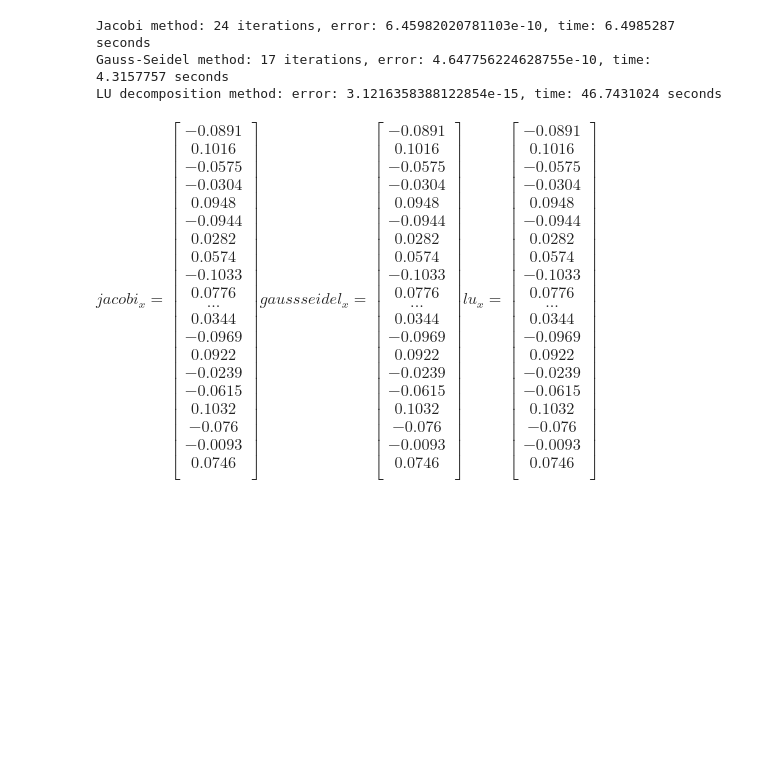
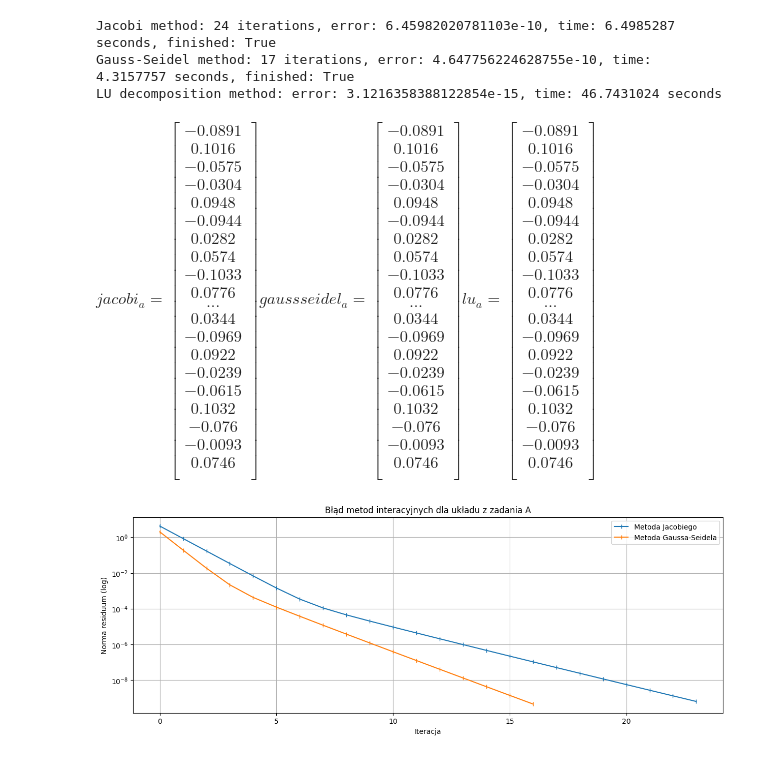
Before and after one commit to Nasus20202/metody-numeryczne, a Jupyter notebook: Project 2/src/main.ipynb, the cells around one changed output. Cells and saved outputs as stored; diff of their text form; code cells hidden in the pictures; blank space fills up the shorter version.

Commit message:
feat: add second matrix equation

```diff
--- a/Project 2/src/main.ipynb
+++ b/Project 2/src/main.ipynb
@@ -11,9 +11,9 @@ e = index_number % 10**3 // 10**2
 f = index_number % 10**4 // 10**3
 
 a1, a2, a3 = 5+e, -1, -1
-A = generate_A_matrix(N, a1, a2, a3)
+A_a = generate_A_matrix(N, a1, a2, a3)
 b = generate_b_vector(N, f)
 print(f"index_number = {index_number}, a1 = {a1}, a2 = {a2}, a3 = {a3}")
-display_matrices([(A, 'A'), (b, 'b')])
+display_matrices([(A_a, 'A_a'), (b, 'b')])
 # %% [output]
 index_number = 193328, a1 = 8, a2 = -1, a3 = -1
@@ -62,22 +62,29 @@ $\displaystyle A = \begin{bmatrix}
 \end{bmatrix}$
 # %%
 eps = 1e-9
+error_threshold = 1e9
 
-result_jacobi = result_cache(partial(solve_jacobi, A, b, precision=eps), SolverResult.toJSON, SolverResult.fromJSON, "jacobi.json")
-print(f"Jacobi method: {result_jacobi.iterations} iterations, error: {result_jacobi.error}, time: {result_jacobi.time} seconds")
+result_jacobi_a = result_cache(
+    partial(solve_jacobi, A_a, b, precision=eps, error_threshold=error_threshold), SolverResult.toJSON, SolverResult.fromJSON, "jacobi-a.json"
+)
+print(f"Jacobi method: {result_jacobi_a.iterations} iterations, error: {result_jacobi_a.error}, time: {result_jacobi_a.time} seconds, finished: {result_jacobi_a.finished}")
 
-result_gauss_seidel = result_cache(partial(solve_gauss_seidel, A, b, precision=eps), SolverResult.toJSON, SolverResult.fromJSON, "gauss-seidel.json")
-print(f"Gauss-Seidel method: {result_gauss_seidel.iterations} iterations, error: {result_gauss_seidel.error}, time: {result_gauss_seidel.time} seconds")
+result_gauss_seidel_a = result_cache(
+    partial(solve_gauss_seidel, A_a, b, precision=eps, error_threshold=error_threshold), SolverResult.toJSON, SolverResult.fromJSON, "gauss-seidel-a.json"
+)
+print(f"Gauss-Seidel method: {result_gauss_seidel_a.iterations} iterations, error: {result_gauss_seidel_a.error}, time: {result_gauss_seidel_a.time} seconds, finished: {result_gauss_seidel_a.finished}")
 
-result_lu_decomposition = result_cache(partial(solve_lu_decomposition, A, b), SolverResult.toJSON, SolverResult.fromJSON, "lu.json")
-print(f"LU decomposition method: error: {result_lu_decomposition.error}, time: {result_lu_decomposition.time} seconds")
+result_lu_decomposition_a = result_cache(
+    partial(solve_lu_decomposition, A_a, b), SolverResult.toJSON, SolverResult.fromJSON, "lu-a.json"
+)
+print(f"LU decomposition method: error: {result_lu_decomposition_a.error}, time: {result_lu_decomposition_a.time} seconds")
 
-display_matrices([(result_jacobi.x, 'jacobi_x'), (result_gauss_seidel.x, 'gaussseidel_x'), (result_lu_decomposition.x, 'lu_x')])
+display_matrices([(result_jacobi_a.x, 'jacobi_a'), (result_gauss_seidel_a.x, 'gaussseidel_a'), (result_lu_decomposition_a.x, 'lu_a')])
 # %% [output]
-Jacobi method: 24 iterations, error: 6.45982020781103e-10, time: 6.4985287 seconds
-Gauss-Seidel method: 17 iterations, error: 4.647756224628755e-10, time: 4.3157757 seconds
+Jacobi method: 24 iterations, error: 6.45982020781103e-10, time: 6.4985287 seconds, finished: True
+Gauss-Seidel method: 17 iterations, error: 4.647756224628755e-10, time: 4.3157757 seconds, finished: True
 LU decomposition method: error: 3.1216358388122854e-15, time: 46.7431024 seconds
-$\displaystyle jacobi_x = \begin{bmatrix}
+$\displaystyle jacobi_a = \begin{bmatrix}
 -0.0891 \\
 0.1016 \\
 -0.0575 \\
@@ -98,7 +105,7 @@ $\displaystyle jacobi_x = \begin{bmatrix}
 -0.076 \\
 -0.0093 \\
 0.0746 \\
-\end{bmatrix}gaussseidel_x = \begin{bmatrix}
+\end{bmatrix}gaussseidel_a = \begin{bmatrix}
 -0.0891 \\
 0.1016 \\
 -0.0575 \\
@@ -119,7 +126,7 @@ $\displaystyle jacobi_x = \begin{bmatrix}
 -0.076 \\
 -0.0093 \\
 0.0746 \\
-\end{bmatrix}lu_x = \begin{bmatrix}
+\end{bmatrix}lu_a = \begin{bmatrix}
 -0.0891 \\
 0.1016 \\
 -0.0575 \\
@@ -141,3 +148,21 @@ $\displaystyle jacobi_x = \begin{bmatrix}
 -0.0093 \\
 0.0746 \\
 \end{bmatrix}$
+# %%
+plots_dir = '../plots'
+if not os.path.exists(plots_dir):
+    os.makedirs(plots_dir)
+
+plt.figure(figsize=(15, 5))
+plt.grid()
+plt.plot(result_jacobi_a.error_history, '-|', label='Metoda Jacobiego')
+plt.plot(result_gauss_seidel_a.error_history, '-|', label='Metoda Gaussa-Seidela')
+plt.title('Błąd metod interacyjnych dla układu z zadania A')
+plt.xlabel('Iteracja')
+plt.ylabel('Norma residuum (log)')
+plt.yscale('log')
+plt.legend()
+plt.savefig(f'{plots_dir}/iterative-a.png', bbox_inches='tight')
+plt.show()
+# %% [output]
+[figure, added]
```
Also changed, not shown: parts of 4 cells of this notebook, 8 other files.
